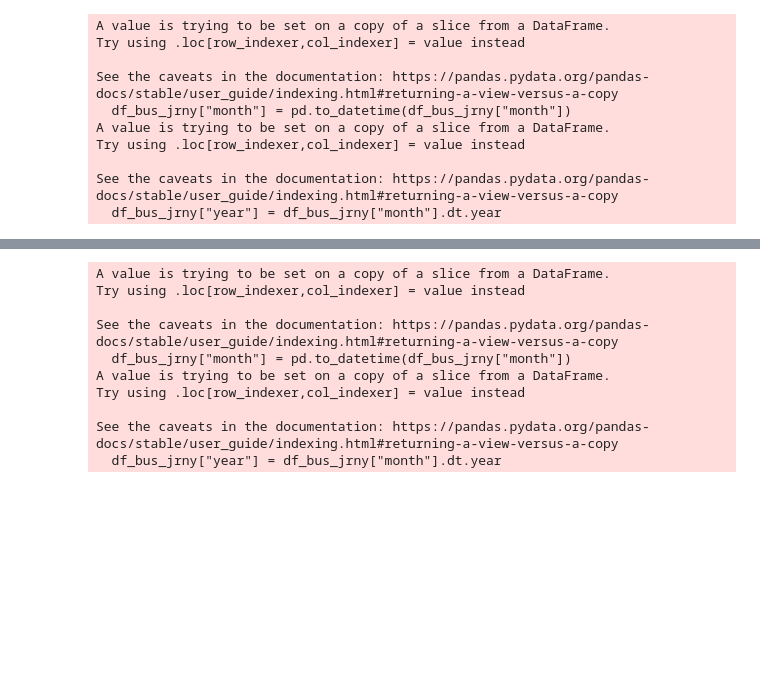
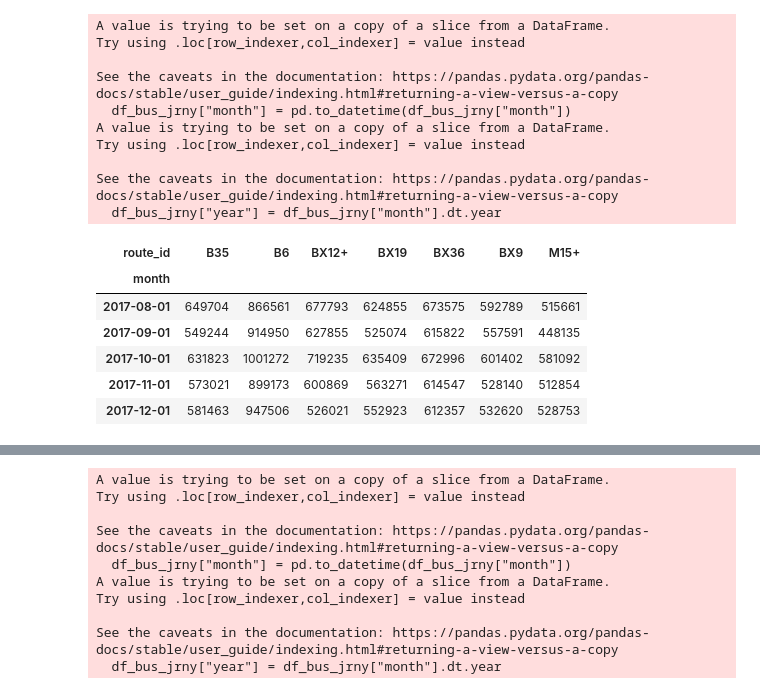
Before and after one commit to djbrown227/fare_evasion, a Jupyter notebook: notebooks/02_data_cleaning.ipynb, the cells around one changed output, grey strips where cells are left out. Cells and saved outputs as stored; diff of their text form; code cells hidden in the pictures; blank space fills up the shorter version.

```diff
--- a/notebooks/02_data_cleaning.ipynb
+++ b/notebooks/02_data_cleaning.ipynb
@@ -1562,3 +1562,44 @@ Try using .loc[row_indexer,col_indexer] = value instead
 
 See the caveats in the documentation: https://pandas.pydata.org/pandas-docs/stable/user_guide/indexing.html#returning-a-view-versus-a-copy
   df_bus_jrny["year"] = df_bus_jrny["month"].dt.year
+# %%
+# 1. Filter out Express buses
+import pandas as pd
+import numpy as np
+
+df = df_bus_jrny
+
+# Aggregate total ridership per route
+route_totals = df.groupby("route_id")["number_of_customers"].sum().sort_values(ascending=False)
+top_routes = route_totals.head(7).index.tolist()
+
+# Filter only top 7 routes
+df_top = df[df["route_id"].isin(top_routes)]
+
+# Aggregate monthly total ridership per route
+monthly_ridership = (
+    df_top.groupby(["month", "route_id"])["number_of_customers"]
+    .sum()
+    .reset_index()
+)
+
+monthly_ridership
+# Save to CSV for Observable
+#monthly_ridership.to_csv("monthly_ridership_top7.csv", index=False)
+
+
+# Round down number_of_customers
+monthly_ridership["number_of_customers"] = np.floor(monthly_ridership["number_of_customers"]).astype(int)
+
+monthly_ridership.head()
+
+df_pivot = monthly_ridership.pivot(index="month", columns="route_id", values="number_of_customers").fillna(0)
+df_pivot.head()
+# %% [output]
+| route_id | B35 | B6 | BX12+ | BX19 | BX36 | BX9 | M15+ |
+| month |  |  |  |  |  |  |  |
+| 2017-08-01 | 649704 | 866561 | 677793 | 624855 | 673575 | 592789 | 515661 |
+| 2017-09-01 | 549244 | 914950 | 627855 | 525074 | 615822 | 557591 | 448135 |
+| 2017-10-01 | 631823 | 1001272 | 719235 | 635409 | 672996 | 601402 | 581092 |
+| 2017-11-01 | 573021 | 899173 | 600869 | 563271 | 614547 | 528140 | 512854 |
+| 2017-12-01 | 581463 | 947506 | 526021 | 552923 | 612357 | 532620 | 528753 |
```
Also changed, not shown: parts of 3 cells of this notebook, 7 other files.
